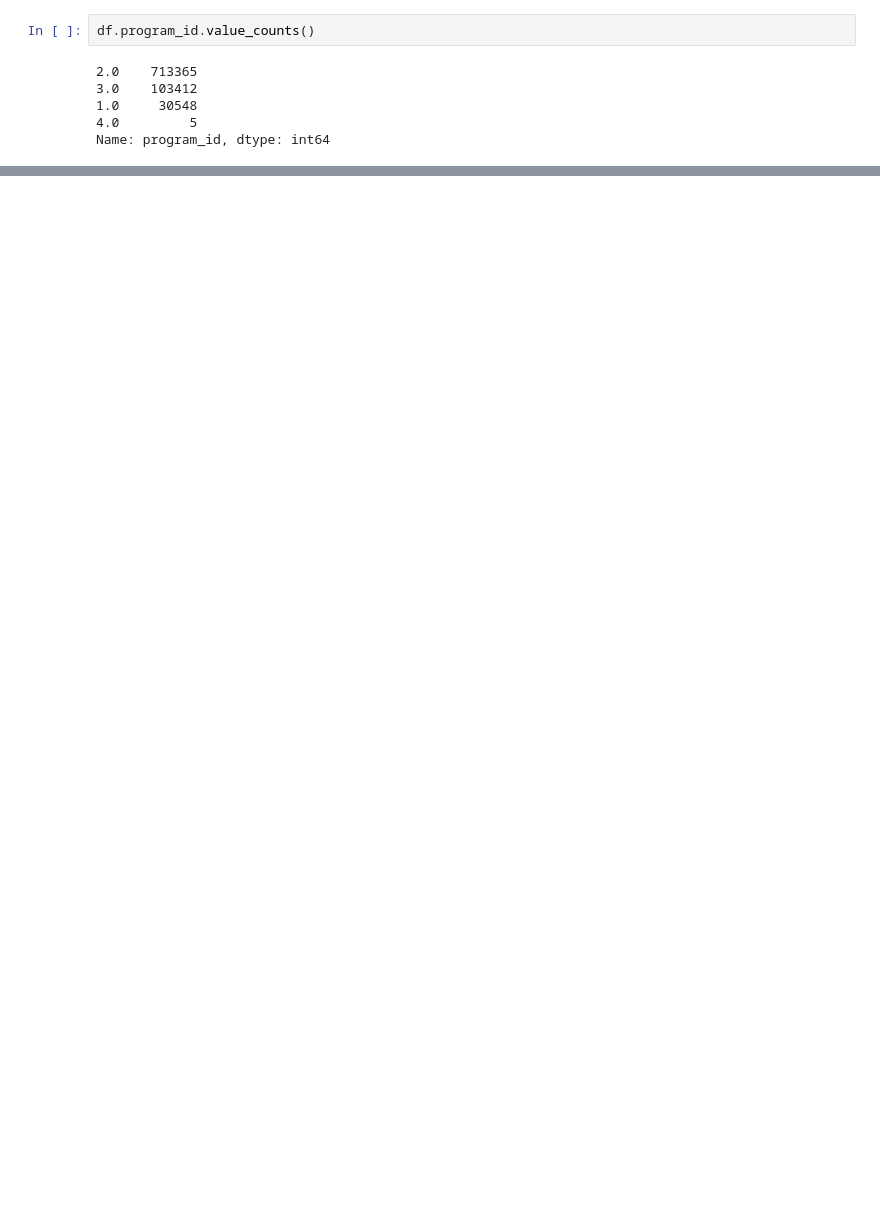
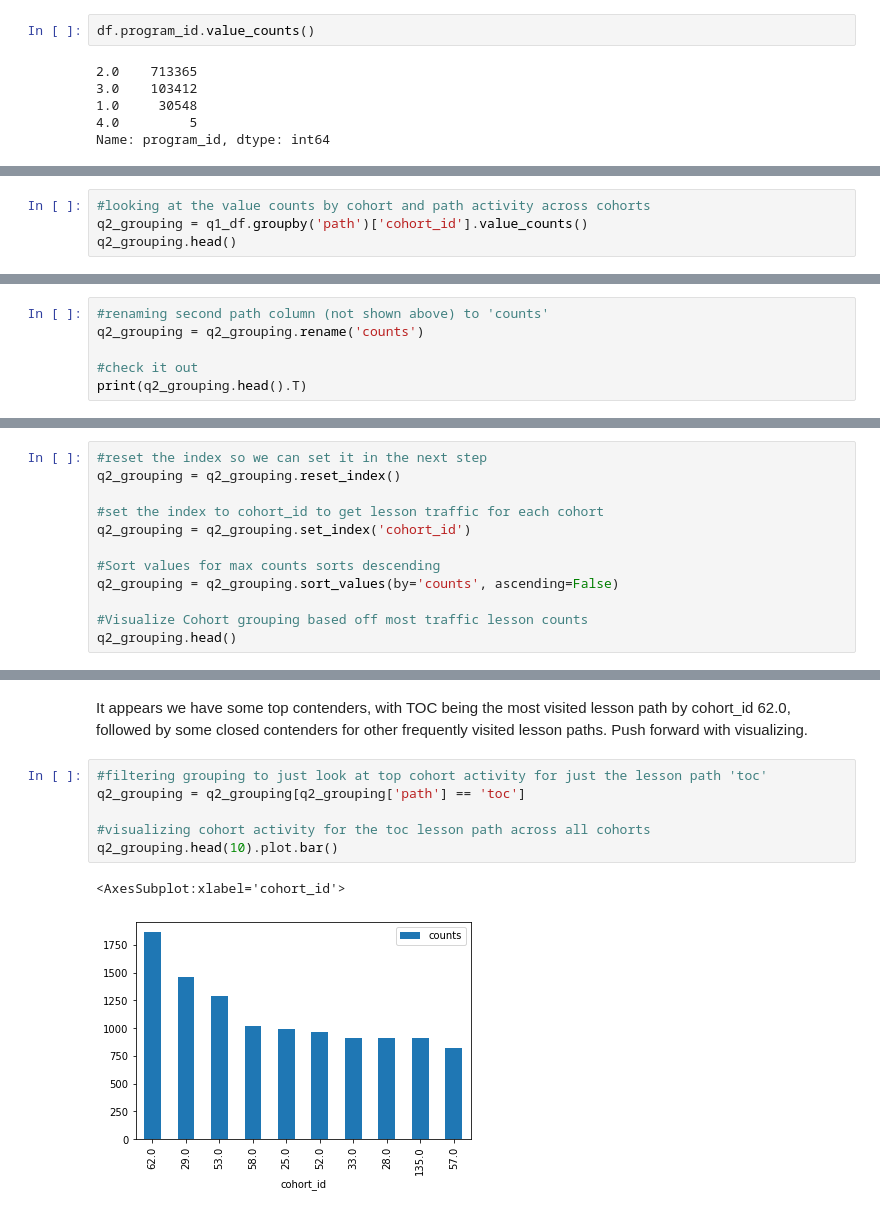
Before and after one commit to anomaly-project-jemison-01/anomaly_project, a Jupyter notebook: David/Questions.ipynb, the cells around one changed output, grey strips where cells are left out. Saved outputs shown, nothing was run; the diff lists cells and outputs as text; blank space fills up the shorter version.

```diff
--- a/David/Questions.ipynb
+++ b/David/Questions.ipynb
@@ -705,0 +762,4 @@ Name: program_id, dtype: int64
+# %%
+#looking at the value counts by cohort and path activity across cohorts
+q2_grouping = q1_df.groupby('path')['cohort_id'].value_counts()
+q2_grouping.head()
@@ -705,0 +774,6 @@ Name: program_id, dtype: int64
+# %%
+#renaming second path column (not shown above) to 'counts'
+q2_grouping = q2_grouping.rename('counts')
+
+#check it out
+print(q2_grouping.head().T)
@@ -705,0 +788,12 @@ Name: program_id, dtype: int64
+# %%
+#reset the index so we can set it in the next step
+q2_grouping = q2_grouping.reset_index()
+
+#set the index to cohort_id to get lesson traffic for each cohort
+q2_grouping = q2_grouping.set_index('cohort_id')
+
+#Sort values for max counts sorts descending
+q2_grouping = q2_grouping.sort_values(by='counts', ascending=False)
+
+#Visualize Cohort grouping based off most traffic lesson counts
+q2_grouping.head()
@@ -705,0 +808,11 @@ Name: program_id, dtype: int64
+# %% [markdown]
+It appears we have some top contenders, with TOC being the most visited lesson path by cohort_id 62.0, followed by some closed contenders for other frequently visited lesson paths. Push forward with visualizing.
+# %%
+#filtering grouping to just look at top cohort activity for just the lesson path 'toc'
+q2_grouping = q2_grouping[q2_grouping['path'] == 'toc']
+
+#visualizing cohort activity for the toc lesson path across all cohorts
+q2_grouping.head(10).plot.bar()
+# %% [output]
+<AxesSubplot:xlabel='cohort_id'>
+[figure, added]
```
Also changed, not shown: parts of 16 cells of this notebook.
